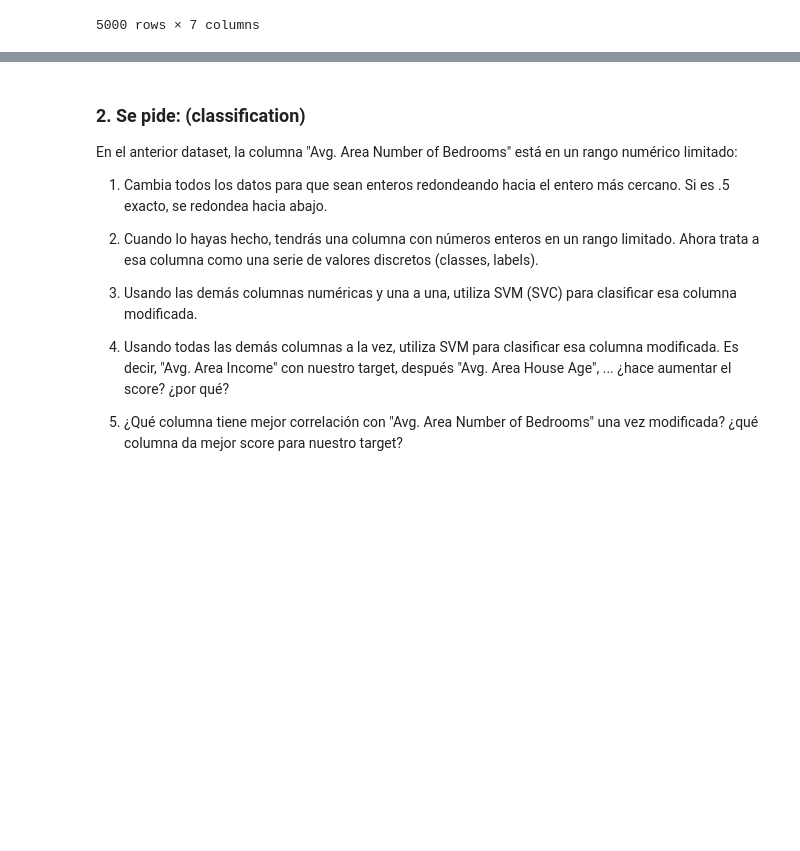
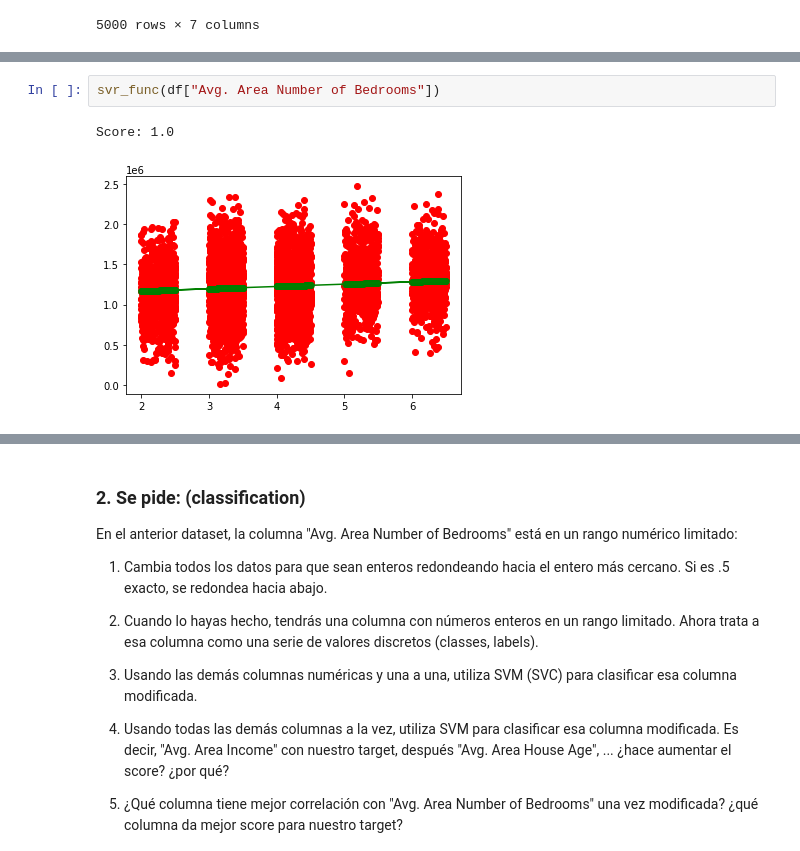
Before and after one commit to SoniaCobPac/the_bridge_bootcamp, a Jupyter notebook: week9_ML_svm_poly_norm/day3_cicd_encoding_metrics_knn_svm_nlr/svm/exercises/2.houses_svr_svm.ipynb, the cells around one changed output, grey strips where cells are left out. Cells and saved outputs as stored; diff of their text form; blank space fills up the shorter version.

```diff
--- a/week9_ML_svm_poly_norm/day3_cicd_encoding_metrics_knn_svm_nlr/svm/exercises/2.houses_svr_svm.ipynb
+++ b/week9_ML_svm_poly_norm/day3_cicd_encoding_metrics_knn_svm_nlr/svm/exercises/2.houses_svr_svm.ipynb
@@ -25,0 +71,5 @@ df
+# %%
+svr_func(df["Avg. Area Number of Bedrooms"])
+# %% [output]
+Score: 1.0
+[figure, added]
```
Also changed, not shown: parts of 21 cells of this notebook, 38 other files.
